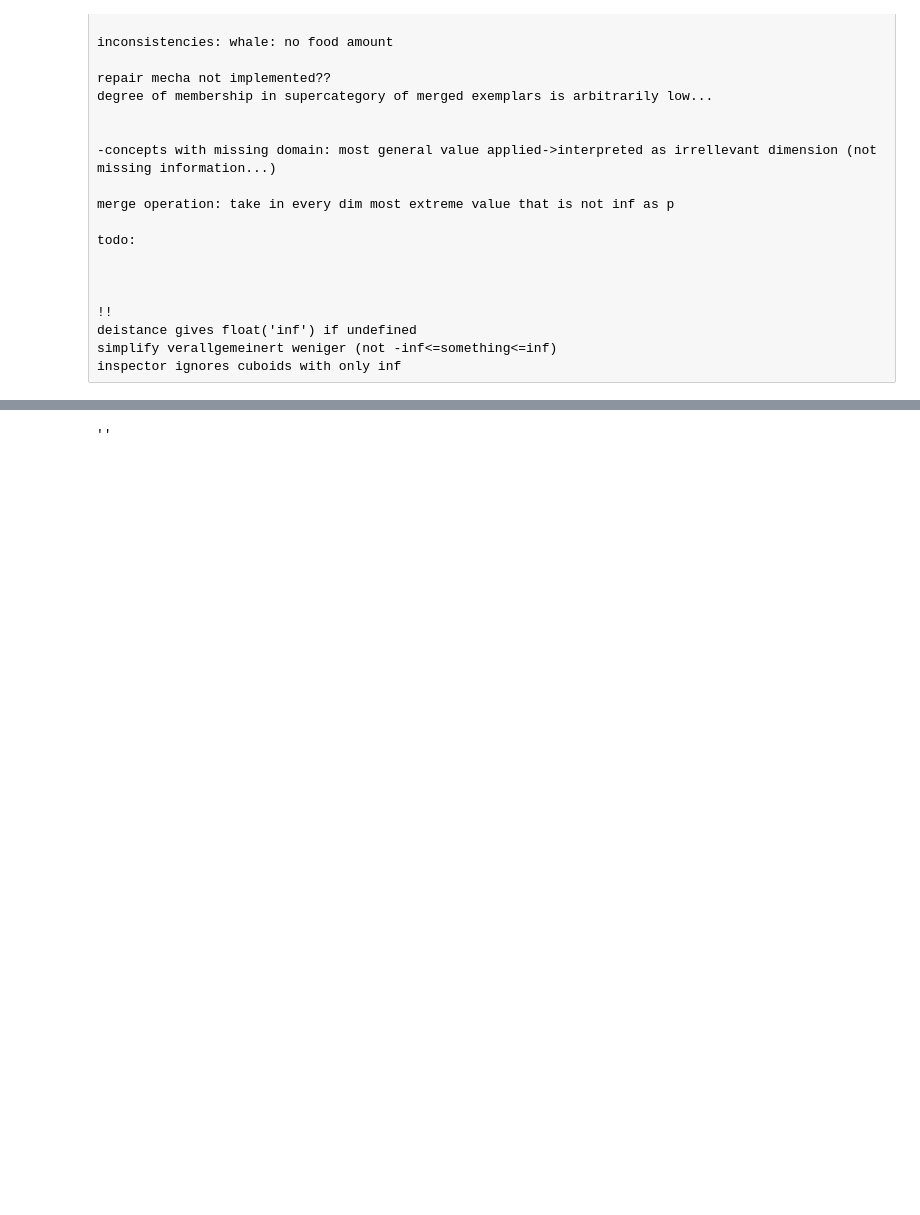
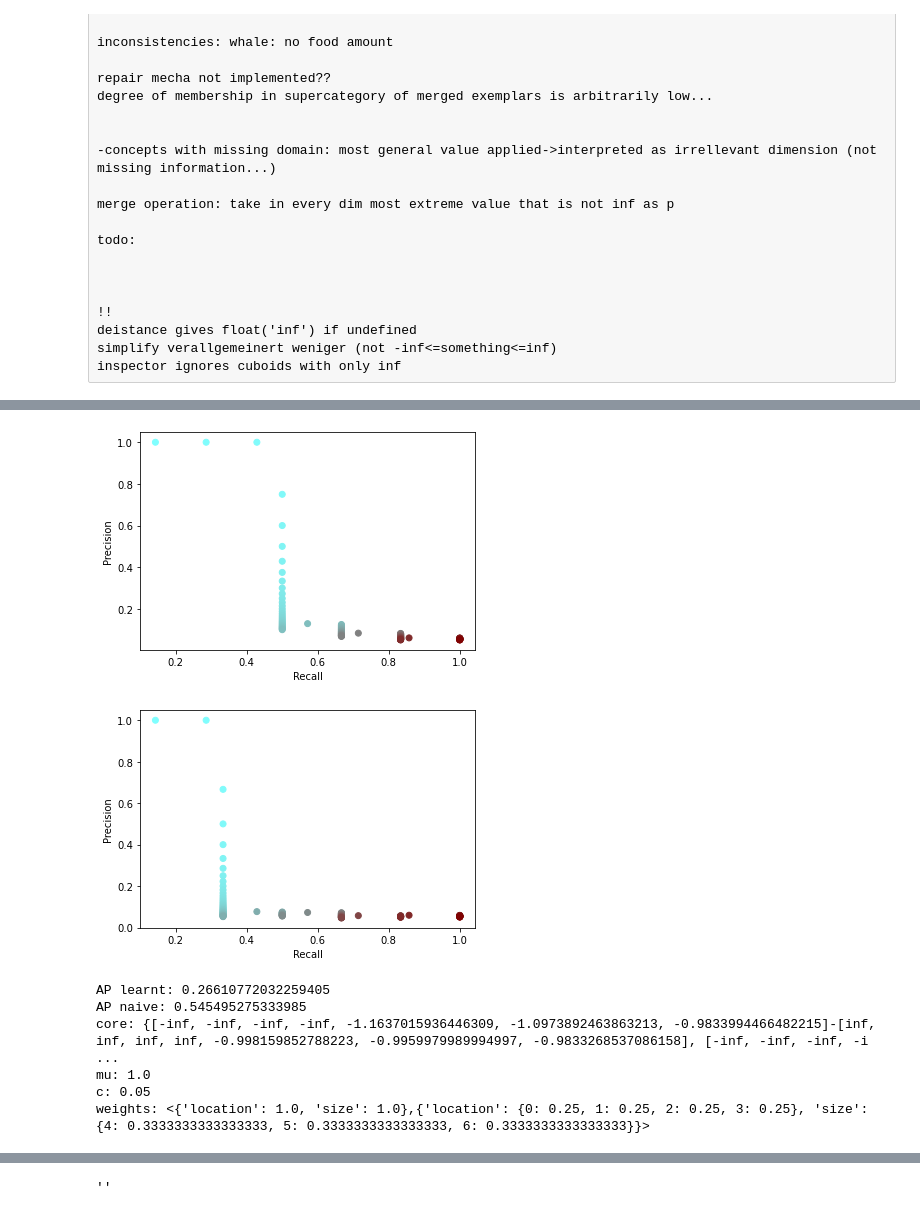
Before and after one commit to lfrommelt/ConceptualSpaces, a Jupyter notebook: test.ipynb, the cells around one changed output, grey strips where cells are left out. Cells and saved outputs as stored; diff of their text form; code cells hidden in the pictures; blank space fills up the shorter version.

Commit message:
visualization

```diff
--- a/test.ipynb
+++ b/test.ipynb
@@ -23,0 +459,21 @@ inspector ignores cuboids with only inf
+# %%
+import warnings
+warnings.filterwarnings("ignore")
+C=0.05
+#read concepts from prototypes and exemplars
+domain_mapping, data, dim_names = xml_to_dict("Dataset\\prototypes.xml")
+domain_mapping, data, dim_names = xml_to_dict("Dataset\\exemplars.xml", domain_mapping=domain_mapping, data=data, dimension_names=dim_names)
+
+norm=normalize_data(data, domain_mapping)
+concepts=form_supercategories(data)
+
+verbose_example('coral_snake', data, concepts, domain_mapping, dim_names)
+# %% [output]
+[figure, added]
+[figure, added]
+AP learnt: 0.26610772032259405
+AP naive: 0.545495275333985
+core: {[-inf, -inf, -inf, -inf, -1.1637015936446309, -1.0973892463863213, -0.9833994466482215]-[inf, inf, inf, inf, -0.998159852788223, -0.9959979989994997, -0.9833268537086158], [-inf, -inf, -inf, -i ...
+mu: 1.0
+c: 0.05
+weights: <{'location': 1.0, 'size': 1.0},{'location': {0: 0.25, 1: 0.25, 2: 0.25, 3: 0.25}, 'size': {4: 0.3333333333333333, 5: 0.3333333333333333, 6: 0.3333333333333333}}>
```
Also changed, not shown: parts of 16 cells of this notebook.
